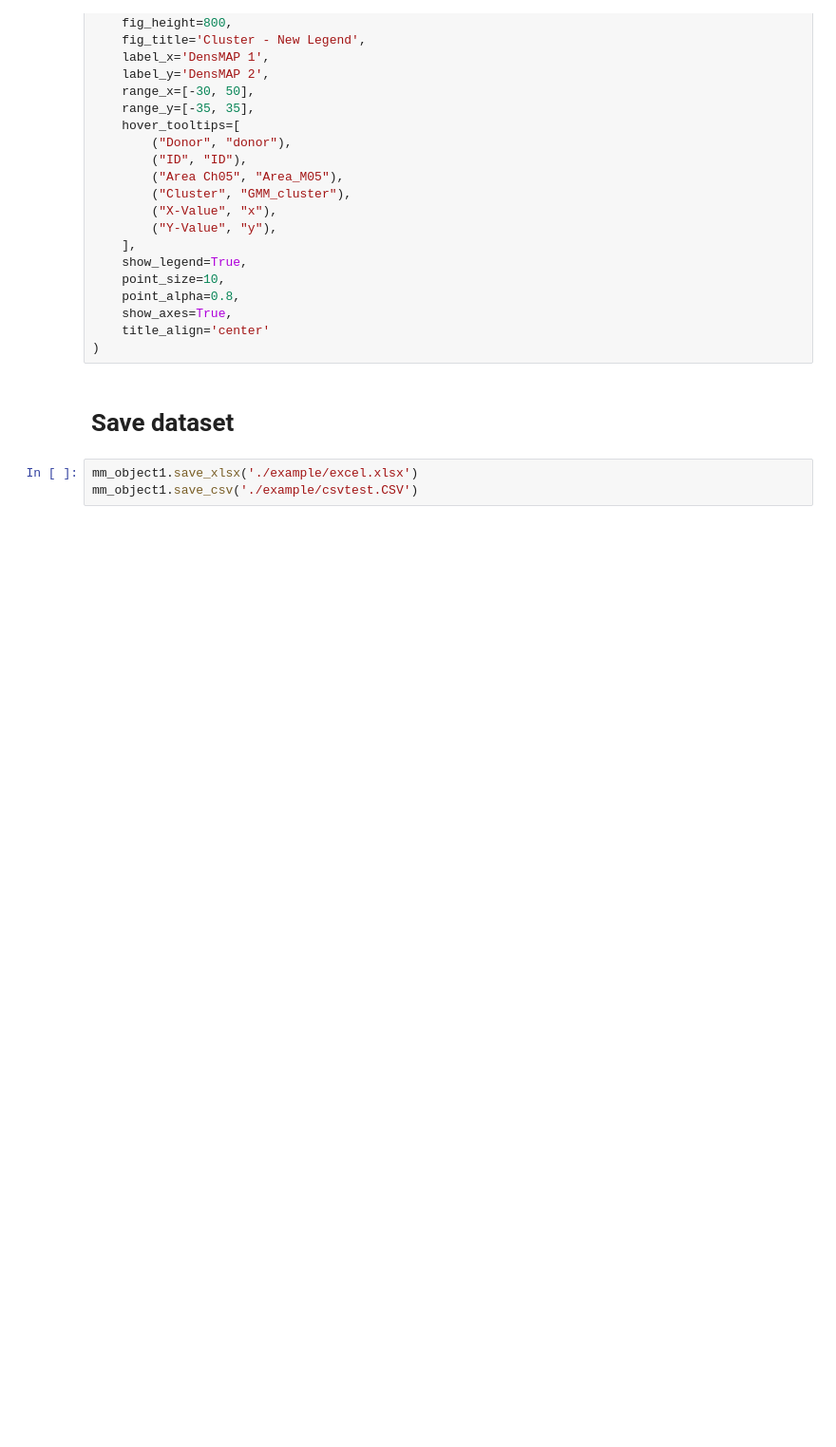
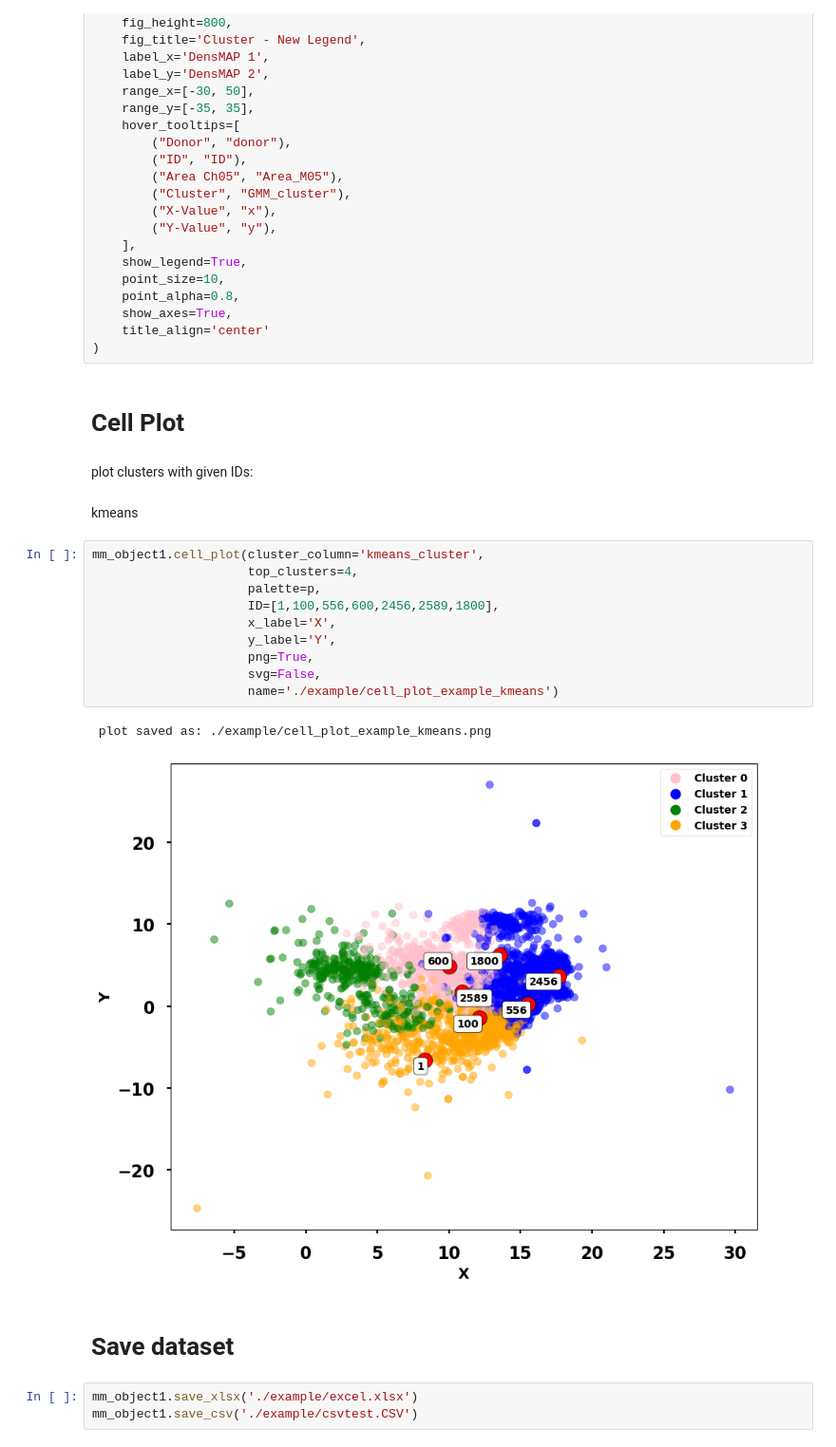
Before and after one commit to Wguido/MorphoMapping, a Jupyter notebook: _resources/example/MorphoMapping.ipynb, the cells around one changed output. Shown: that part at 95% size. Cells and saved outputs as stored; diff of their text form; blank space fills up the shorter version.

```diff
--- a/_resources/example/MorphoMapping.ipynb
+++ b/_resources/example/MorphoMapping.ipynb
@@ -599,6 +649,25 @@ mm_object1.cat_plot(
     show_axes=True,
     title_align='center'
 )
+# %% [markdown]
+# Cell Plot
+# %% [markdown]
+plot clusters with given IDs:
+# %% [markdown]
+kmeans
+# %%
+mm_object1.cell_plot(cluster_column='kmeans_cluster',
+                     top_clusters=4,
+                     palette=p,
+                     ID=[1,100,556,600,2456,2589,1800],
+                     x_label='X',
+                     y_label='Y',
+                     png=True,
+                     svg=False,
+                     name='./example/cell_plot_example_kmeans')
+# %% [output]
+ plot saved as: ./example/cell_plot_example_kmeans.png
+[figure, added]
 # %% [markdown]
 # Save dataset
 # %%
```
Also changed, not shown: parts of 26 cells of this notebook, 3 other files.
